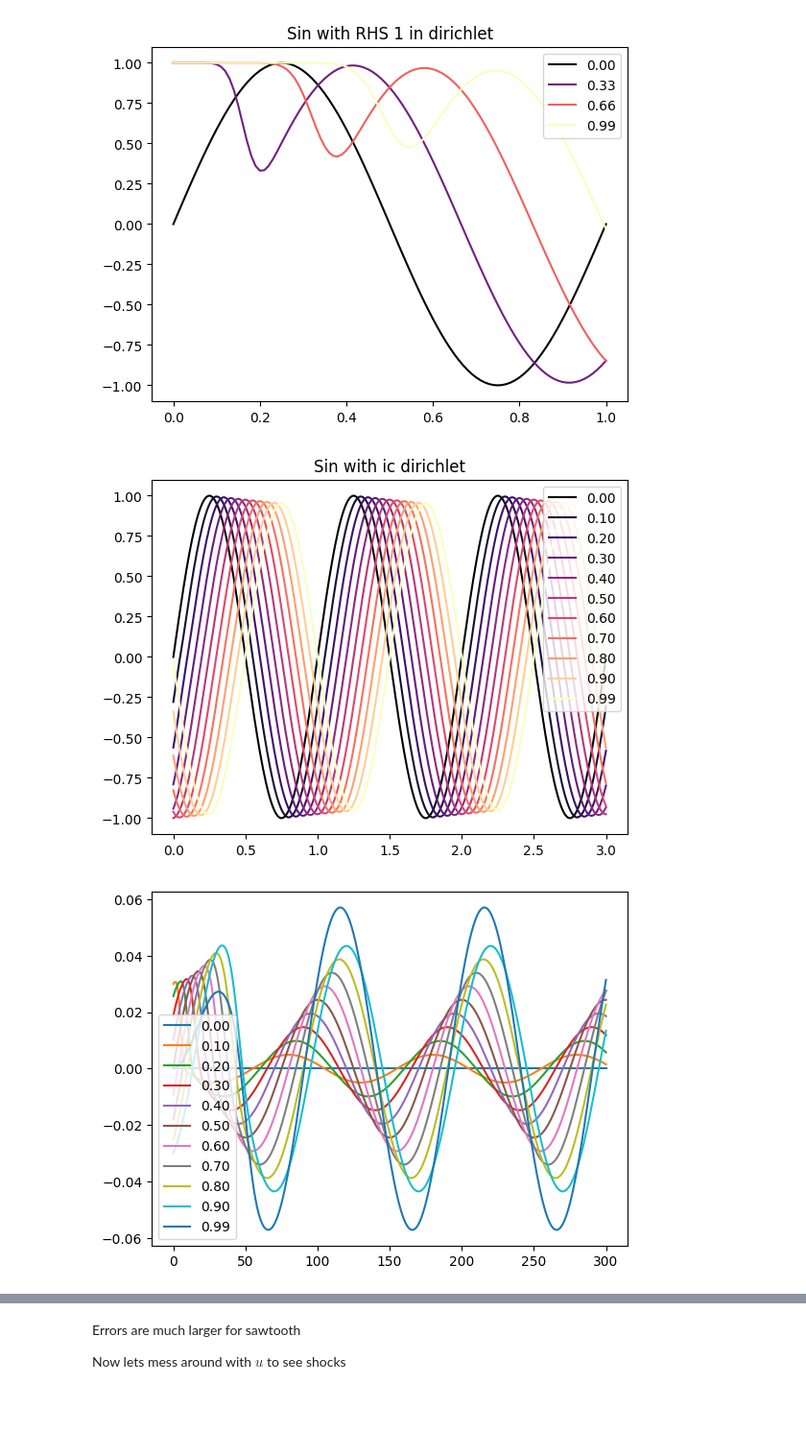
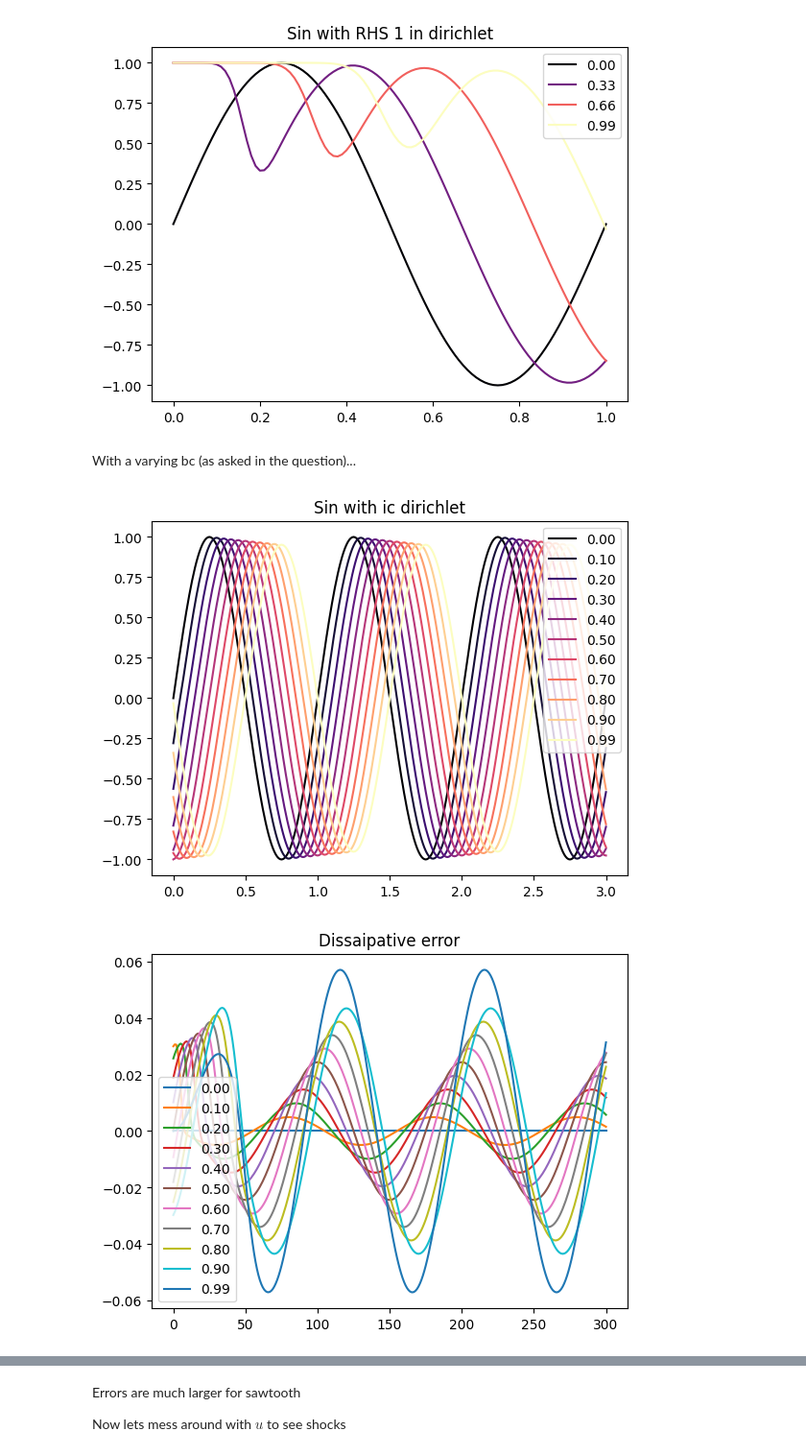
Before and after one commit to tristanpang/numerical-methods-notes, a Jupyter notebook: tutorial_sols/ps4.ipynb, the cells around one changed output, grey strips where cells are left out. Shown at 96% size. Drawn from its saved outputs; the diff is of its cells as text; code cells hidden in the pictures; blank space fills up the shorter version.

```diff
--- a/tutorial_sols/ps4.ipynb
+++ b/tutorial_sols/ps4.ipynb
@@ -89,19 +93,22 @@ plt.show()
 # %% [output]
 [figure]
 [figure]
+# %% [markdown]
+With a varying bc (as asked in the question)...
 # %%
 plt.title('Sin with ic dirichlet')
 out = upwind(sin_ic, bc=sin_ic, u=.5, dx=0.01, L=3, dt=0.01, T=1, snapshots=10)
 plot_phis(*out)
 plt.show()
 
 for i in range(len(out[2])):
+    plt.title('Dissaipative error')
     plt.plot(out[2][i] - sin_ic(out[0]-u*out[1][i]), label=f"{out[1][i]:.2f}")
 plt.legend()
 plt.show()
 # %% [output]
 [figure]
-[figure, old version]
+[figure, new version]
 # %%
 plt.title('Saw with ic dirichlet')
 out = upwind(saw_ic, bc=saw_ic, u=.5, dx=0.01, L=3, dt=0.01, T=1, snapshots=10)
```
Also changed, not shown: parts of 5 cells of this notebook, 4 other files.
